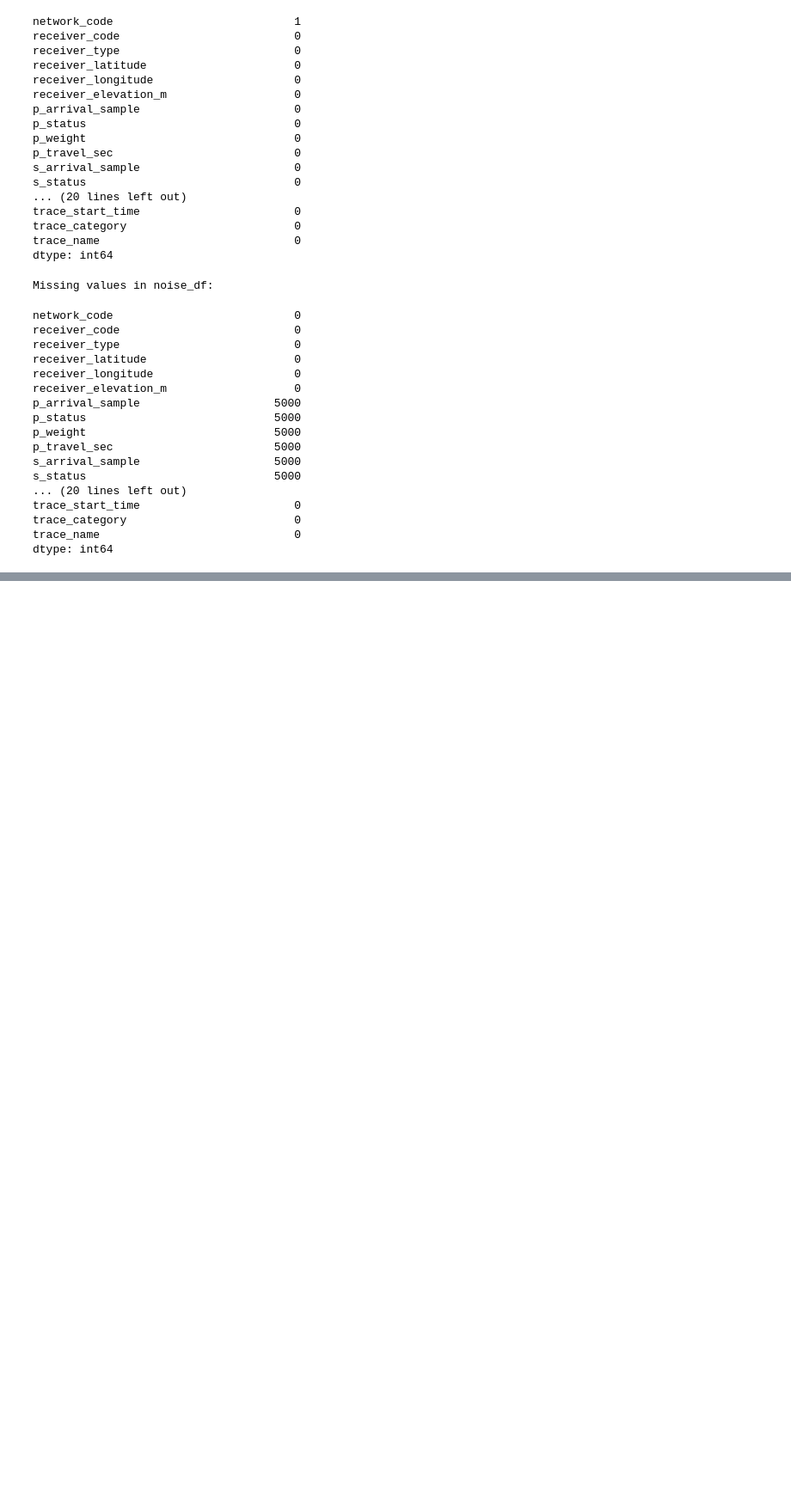
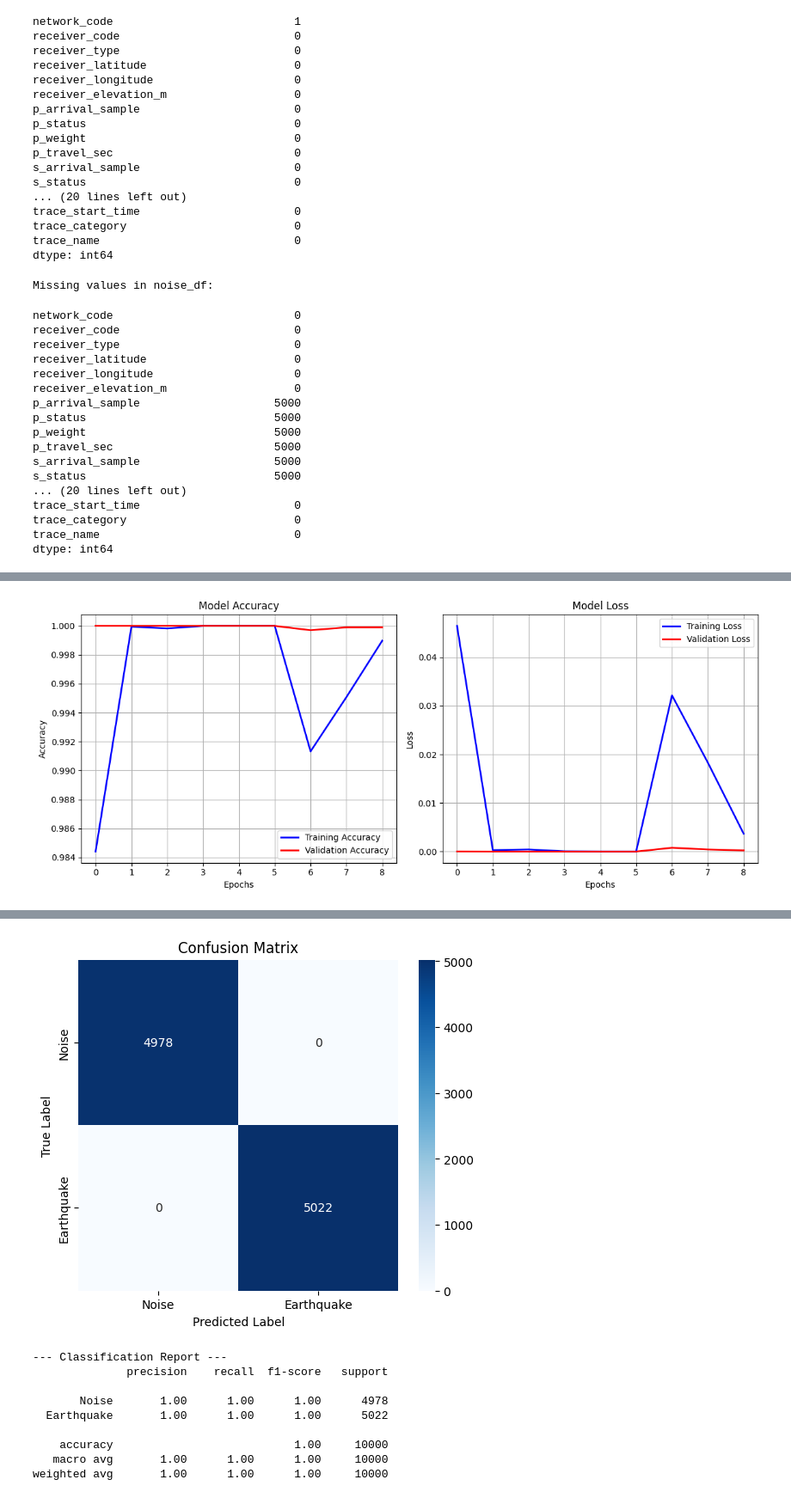
Before and after one commit to AtiqurRahman25/EEW-System-BD, a Jupyter notebook: STEAD.ipynb, the cells around one changed output, grey strips where cells are left out. Shown at 86% size. Saved outputs shown, nothing was run; the diff lists cells and outputs as text; code cells hidden in the pictures; blank space fills up the shorter version.

```diff
--- a/STEAD.ipynb
+++ b/STEAD.ipynb
@@ -239,0 +108,3 @@ Data ready! RAM issues should be resolved.
+# %%
+# Lable Encoding
+y = (train_df['trace_category'] == 'earthquake_local').values.astype(int)
@@ -288,17 +223,0 @@ Model: "sequential"
-# %%
-# ১. ১ লক্ষ স্যাম্পল আলাদা করা (যদি আগে না করে থাকেন)
-sample_size = 100000
-indices = np.random.choice(len(X_train), sample_size, replace=False)
-X_train_small = X_train[indices]
-y_train_small = y_train[indices]
-
-# ২. ট্রেনিং শুরু (সবচেয়ে উত্তেজনাপূর্ণ ধাপ!)
-print("🚀 Training Started... This may take a few minutes.")
-history = model.fit(
-    X_train_small,
-    y_train_small,
-    epochs=5,            # 5 বার পুরো ডাটা ঘুরে দেখবে
-    batch_size=64,        # একবারে ৬৪টি করে স্যাম্পল প্রসেস করবে
-    validation_data=(X_test, y_test), # টেস্ট ডাটা দিয়ে নিজেকে যাচাই করবে
-    verbose=1             # ট্রেনিংয়ের অগ্রগতি দেখাবে
-)
@@ -352,0 +224,43 @@ weighted avg       1.00      1.00      1.00    412093
+# %%
+# ১. Accuracy এবং Loss গ্রাফ তৈরি
+plt.figure(figsize=(12, 5))
+
+# Accuracy Plot
+plt.subplot(1, 2, 1)
+plt.plot(history.history['accuracy'], label='Training Accuracy', color='blue', lw=2)
+plt.plot(history.history['val_accuracy'], label='Validation Accuracy', color='red', lw=2)
+plt.title('Model Accuracy')
+plt.xlabel('Epochs')
+plt.ylabel('Accuracy')
+plt.legend()
+plt.grid(True)
+
+# Loss Plot
+plt.subplot(1, 2, 2)
+plt.plot(history.history['loss'], label='Training Loss', color='blue', lw=2)
+plt.plot(history.history['val_loss'], label='Validation Loss', color='red', lw=2)
+plt.title('Model Loss')
+plt.xlabel('Epochs')
+plt.ylabel('Loss')
+plt.legend()
+plt.grid(True)
+
+plt.tight_layout()
+plt.show()
+
+# ২. Confusion Matrix তৈরি
+y_pred = (model.predict(X_test) > 0.5).astype(int)
+cm = confusion_matrix(y_test, y_pred)
+
+plt.figure(figsize=(6, 5))
+sns.heatmap(cm, annot=True, fmt='d', cmap='Blues', xticklabels=['Noise', 'Earthquake'], yticklabels=['Noise', 'Earthquake'])
+plt.title('Confusion Matrix')
+plt.xlabel('Predicted Label')
+plt.ylabel('True Label')
+plt.show()
+
+# ৩. Classification Report (এটি কপি করে থিসিসের টেবিলে বসাবেন)
+print("\n--- Classification Report ---")
+print(classification_report(y_test, y_pred, target_names=['Noise', 'Earthquake']))
+# %% [output]
+[figure, added]
@@ -352,0 +268,10 @@ weighted avg       1.00      1.00      1.00    412093
+[figure, added]
+--- Classification Report ---
+              precision    recall  f1-score   support
+
+       Noise       1.00      1.00      1.00      4978
+  Earthquake       1.00      1.00      1.00      5022
+
+    accuracy                           1.00     10000
+   macro avg       1.00      1.00      1.00     10000
+weighted avg       1.00      1.00      1.00     10000
```
Also changed, not shown: parts of 19 cells of this notebook.
